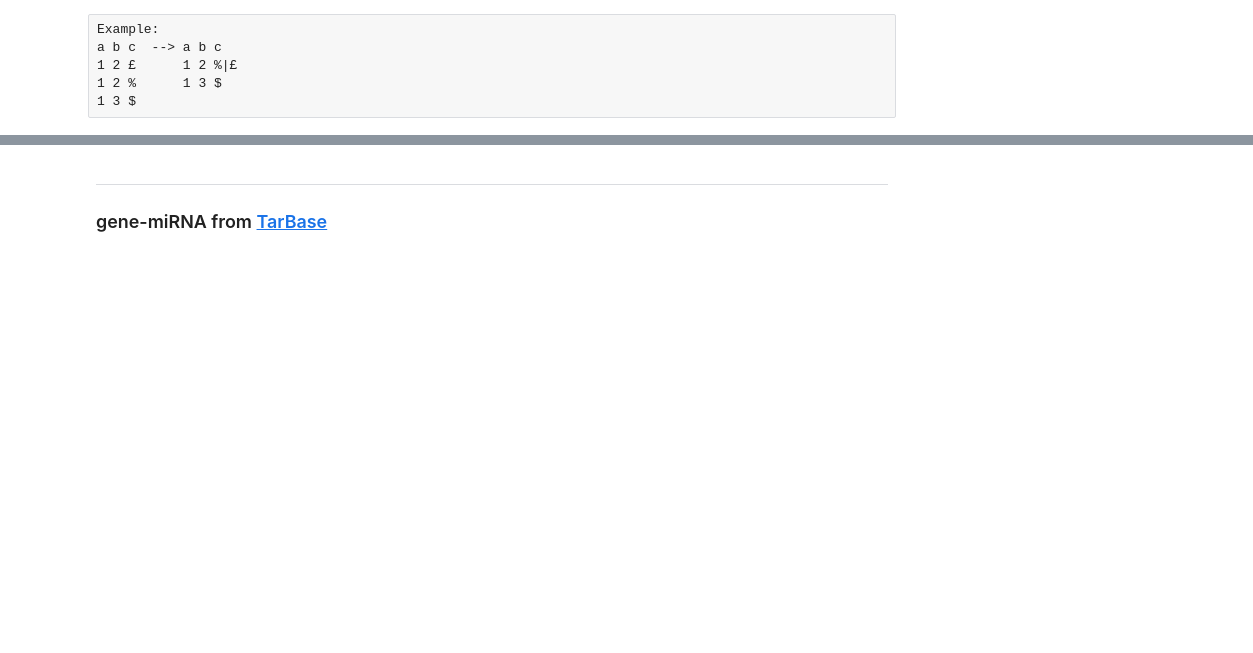
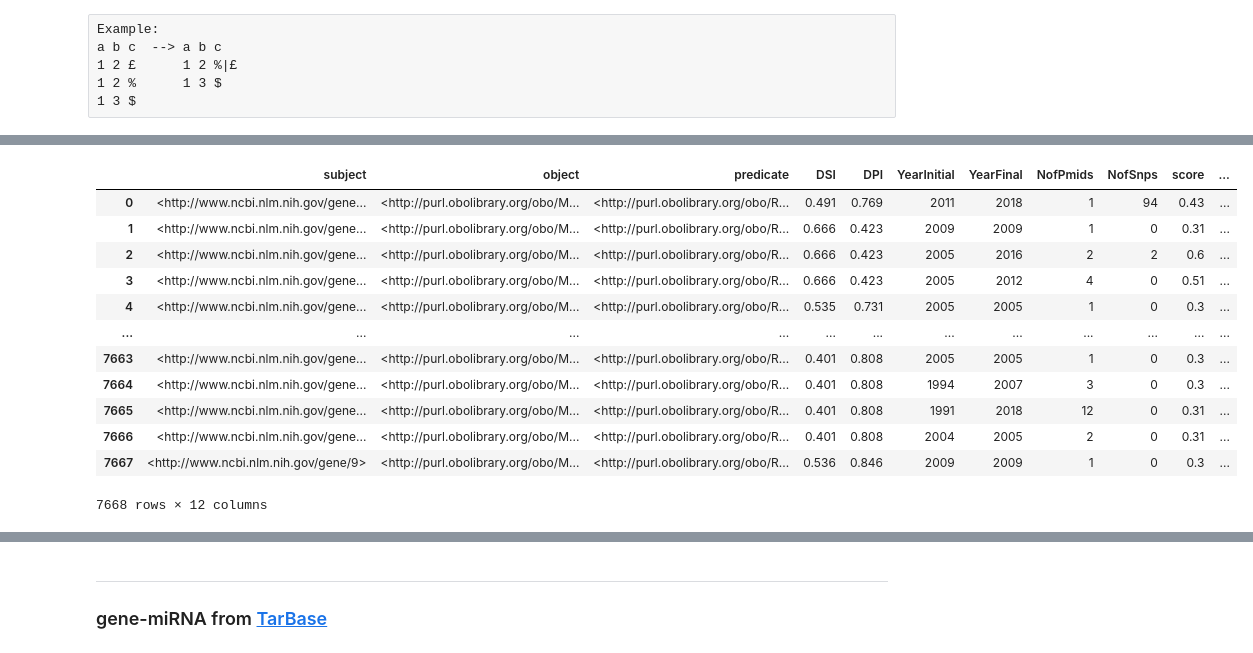
Before and after one commit to emanuelecavalleri/testRNA-KG, a Jupyter notebook: notebooks/RNA-KG_Analysis_and_Neo4j_import.ipynb, the cells around one changed output, grey strips where cells are left out. Saved outputs shown, nothing was run; the diff lists cells and outputs as text; code cells hidden in the pictures; blank space fills up the shorter version.

```diff
--- a/notebooks/RNA-KG_Analysis_and_Neo4j_import.ipynb
+++ b/notebooks/RNA-KG_Analysis_and_Neo4j_import.ipynb
@@ -385,21 +611,36 @@ list(pd.read_csv('../resources/resource_info.txt', sep='|', header=None).loc[0])
 # %%
 gene_disease = pd.read_csv(edge_data_location + 'gene-disease_curated_gene_disease_associations.tsv', sep='\t', names=[
     'geneId','geneSymbol','DSI','DPI','diseaseId','diseaseName','diseaseType','diseaseClass','diseaseSemanticType','score','EI',
     'YearInitial','YearFinal','NofPmids','NofSnps','Source(s)']).drop(columns=['geneSymbol','diseaseName','diseaseClass',
                                                                                'diseaseSemanticType','diseaseType'])
 gene_disease['geneId'] = '<http://www.ncbi.nlm.nih.gov/gene/' + gene_disease['geneId'].astype(str) + '>'
 gene_disease = gene_disease[gene_disease['EI'] >= 1.0]
 gene_disease['YearInitial'] = gene_disease['YearInitial'].astype('str').str.replace('.0', '')
 gene_disease['YearFinal'] = gene_disease['YearFinal'].astype('str').str.replace('.0', '')
 gene_disease['Source(s)'] = gene_disease['Source(s)'].str.replace(';', '|')
 
 gene_disease = pd.merge(gene_disease, pd.read_csv(processed_data_location + 'DISEASE_MONDO_MAP.txt', sep='\t', header=None),
                         left_on='diseaseId', right_on=0).drop(columns=[0,'diseaseId'])
 gene_disease[1] = '<http://purl.obolibrary.org/obo/' + gene_disease[1] + '>'
 gene_disease.rename(columns={'geneId':'subject', 1:'object'}, inplace=True)
-gene_disease = gene_disease[['subject', 'object', 'DSI', 'DPI', 'YearInitial', 'YearFinal', 'NofPmids', 'NofSnps', 'score', 'EI', 'Source(s)']]
+gene_disease['predicate'] = "<http://purl.obolibrary.org/obo/RO_0003302>"
+gene_disease = gene_disease[['subject', 'predicate', 'object', 'DSI', 'DPI', 'YearInitial', 'YearFinal', 'NofPmids', 'NofSnps', 'score', 'EI', 'Source(s)']]
 gene_disease = merge_rows(gene_disease, 'subject', 'object')
 gene_disease
+# %% [output]
+|  | subject | object | predicate | DSI | DPI | YearInitial | YearFinal | NofPmids | NofSnps | score | ... |
+| 0 | <http://www.ncbi.nlm.nih.gov/gene... | <http://purl.obolibrary.org/obo/M... | <http://purl.obolibrary.org/obo/R... | 0.491 | 0.769 | 2011 | 2018 | 1 | 94 | 0.43 | ... |
+| 1 | <http://www.ncbi.nlm.nih.gov/gene... | <http://purl.obolibrary.org/obo/M... | <http://purl.obolibrary.org/obo/R... | 0.666 | 0.423 | 2009 | 2009 | 1 | 0 | 0.31 | ... |
+| 2 | <http://www.ncbi.nlm.nih.gov/gene... | <http://purl.obolibrary.org/obo/M... | <http://purl.obolibrary.org/obo/R... | 0.666 | 0.423 | 2005 | 2016 | 2 | 2 | 0.6 | ... |
+| 3 | <http://www.ncbi.nlm.nih.gov/gene... | <http://purl.obolibrary.org/obo/M... | <http://purl.obolibrary.org/obo/R... | 0.666 | 0.423 | 2005 | 2012 | 4 | 0 | 0.51 | ... |
+| 4 | <http://www.ncbi.nlm.nih.gov/gene... | <http://purl.obolibrary.org/obo/M... | <http://purl.obolibrary.org/obo/R... | 0.535 | 0.731 | 2005 | 2005 | 1 | 0 | 0.3 | ... |
+| ... | ... | ... | ... | ... | ... | ... | ... | ... | ... | ... | ... |
+| 7663 | <http://www.ncbi.nlm.nih.gov/gene... | <http://purl.obolibrary.org/obo/M... | <http://purl.obolibrary.org/obo/R... | 0.401 | 0.808 | 2005 | 2005 | 1 | 0 | 0.3 | ... |
+| 7664 | <http://www.ncbi.nlm.nih.gov/gene... | <http://purl.obolibrary.org/obo/M... | <http://purl.obolibrary.org/obo/R... | 0.401 | 0.808 | 1994 | 2007 | 3 | 0 | 0.3 | ... |
+| 7665 | <http://www.ncbi.nlm.nih.gov/gene... | <http://purl.obolibrary.org/obo/M... | <http://purl.obolibrary.org/obo/R... | 0.401 | 0.808 | 1991 | 2018 | 12 | 0 | 0.31 | ... |
+| 7666 | <http://www.ncbi.nlm.nih.gov/gene... | <http://purl.obolibrary.org/obo/M... | <http://purl.obolibrary.org/obo/R... | 0.401 | 0.808 | 2004 | 2005 | 2 | 0 | 0.31 | ... |
+| 7667 | <http://www.ncbi.nlm.nih.gov/gene/9> | <http://purl.obolibrary.org/obo/M... | <http://purl.obolibrary.org/obo/R... | 0.536 | 0.846 | 2009 | 2009 | 1 | 0 | 0.3 | ... |
+7668 rows × 12 columns
 # %%
 test = pd.merge(neo4jedges_df, gene_disease, on=['subject','object'], how='left')
 test[test['subject'] == '<http://www.ncbi.nlm.nih.gov/gene/100126334>']
```
Also changed, not shown: parts of 109 cells of this notebook.
